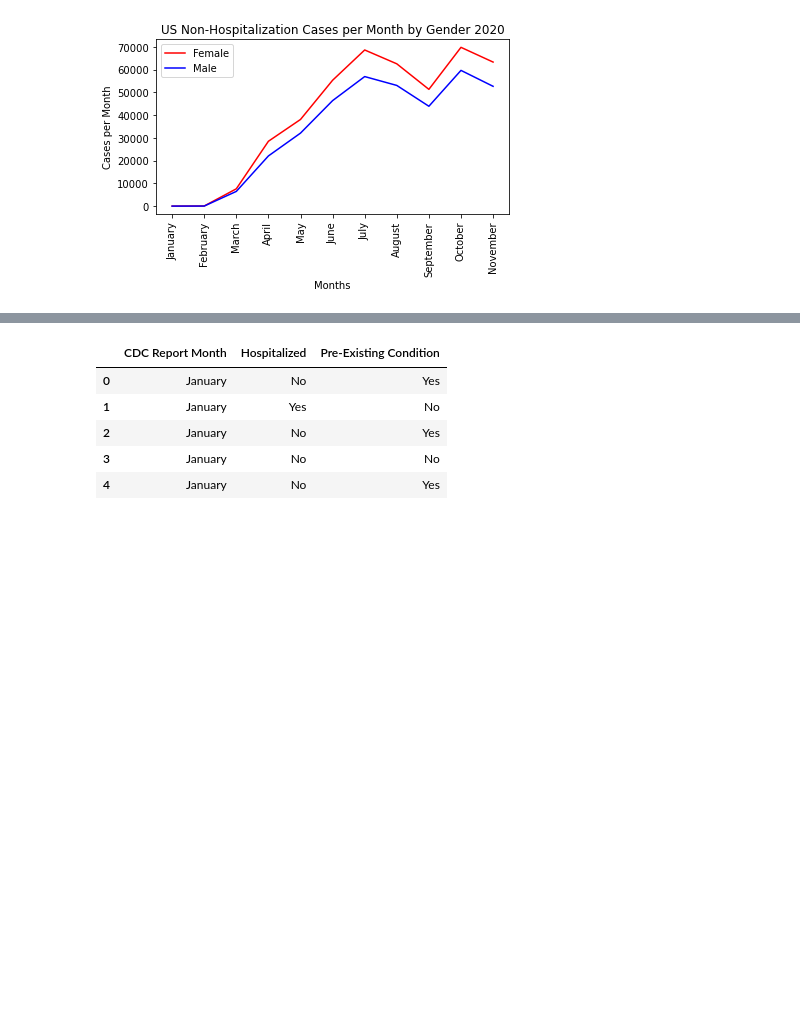
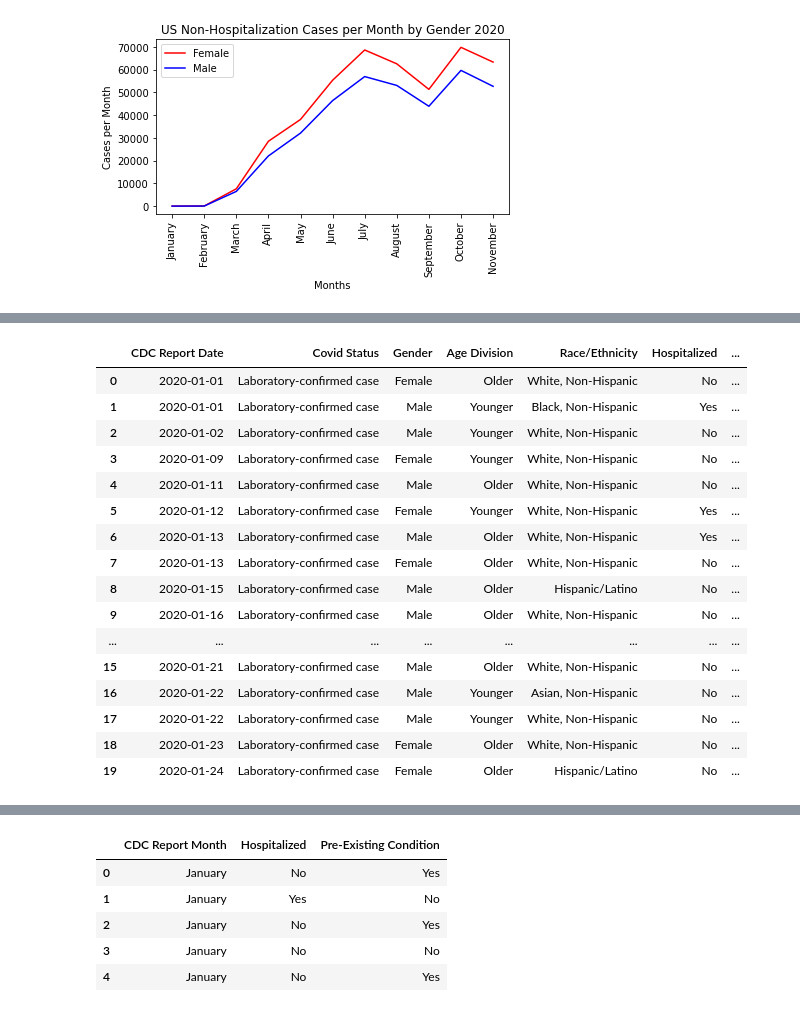
Before and after one commit to jforbis/rougeSquadron, a Jupyter notebook: JupyterScripts/StevensCleanData.ipynb, the cells around one changed output, grey strips where cells are left out. Drawn from its saved outputs; the diff is of its cells as text; code cells hidden in the pictures; blank space fills up the shorter version.

```diff
--- a/JupyterScripts/StevensCleanData.ipynb
+++ b/JupyterScripts/StevensCleanData.ipynb
@@ -528,0 +478,33 @@ See the caveats in the documentation: https://pandas.pydata.org/pandas-docs/stab
+# %%
+# Make a copy of the original cleaned/reset data
+# This is necessary bc Python/Pandas does not like using any iterative methods on a dataframe that is a slice of the original
+
+resetCdcDf1 = resetCdcDf.copy()
+resetCdcDf1.head()
+
+# Replace Age Groups with Age Divisions
+resetCdcDf1['Age Group'] = resetCdcDf1['Age Group'].replace({'50 - 59 Years':'Older', '60 - 69 Years':'Older', '70 - 79 Years':'Older', '80+ Years':'Older'})
+resetCdcDf1['Age Group'] = resetCdcDf1['Age Group'].replace({'0 - 9 Years':'Younger', '10 - 19 Years':'Younger', '20 - 29 Years':'Younger', '30 - 39 Years':'Younger', '40 - 49 Years':'Younger'})
+
+# Rename this Column to 'Age Division'
+renamedCdcDf1 = resetCdcDf1.rename(columns={'Age Group':'Age Division'})
+
+renamedCdcDf1.head(20)
+# %% [output]
+|  | CDC Report Date | Covid Status | Gender | Age Division | Race/Ethnicity | Hospitalized | ... |
+| 0 | 2020-01-01 | Laboratory-confirmed case | Female | Older | White, Non-Hispanic | No | ... |
+| 1 | 2020-01-01 | Laboratory-confirmed case | Male | Younger | Black, Non-Hispanic | Yes | ... |
+| 2 | 2020-01-02 | Laboratory-confirmed case | Male | Younger | White, Non-Hispanic | No | ... |
+| 3 | 2020-01-09 | Laboratory-confirmed case | Female | Younger | White, Non-Hispanic | No | ... |
+| 4 | 2020-01-11 | Laboratory-confirmed case | Male | Older | White, Non-Hispanic | No | ... |
+| 5 | 2020-01-12 | Laboratory-confirmed case | Female | Younger | White, Non-Hispanic | Yes | ... |
+| 6 | 2020-01-13 | Laboratory-confirmed case | Male | Older | White, Non-Hispanic | Yes | ... |
+| 7 | 2020-01-13 | Laboratory-confirmed case | Female | Older | White, Non-Hispanic | No | ... |
+| 8 | 2020-01-15 | Laboratory-confirmed case | Male | Older | Hispanic/Latino | No | ... |
+| 9 | 2020-01-16 | Laboratory-confirmed case | Male | Older | White, Non-Hispanic | No | ... |
+| ... | ... | ... | ... | ... | ... | ... | ... |
+| 15 | 2020-01-21 | Laboratory-confirmed case | Male | Older | White, Non-Hispanic | No | ... |
+| 16 | 2020-01-22 | Laboratory-confirmed case | Male | Younger | Asian, Non-Hispanic | No | ... |
+| 17 | 2020-01-22 | Laboratory-confirmed case | Male | Younger | White, Non-Hispanic | No | ... |
+| 18 | 2020-01-23 | Laboratory-confirmed case | Female | Older | White, Non-Hispanic | No | ... |
+| 19 | 2020-01-24 | Laboratory-confirmed case | Female | Older | Hispanic/Latino | No | ... |
```
Also changed, not shown: parts of 15 cells of this notebook.
